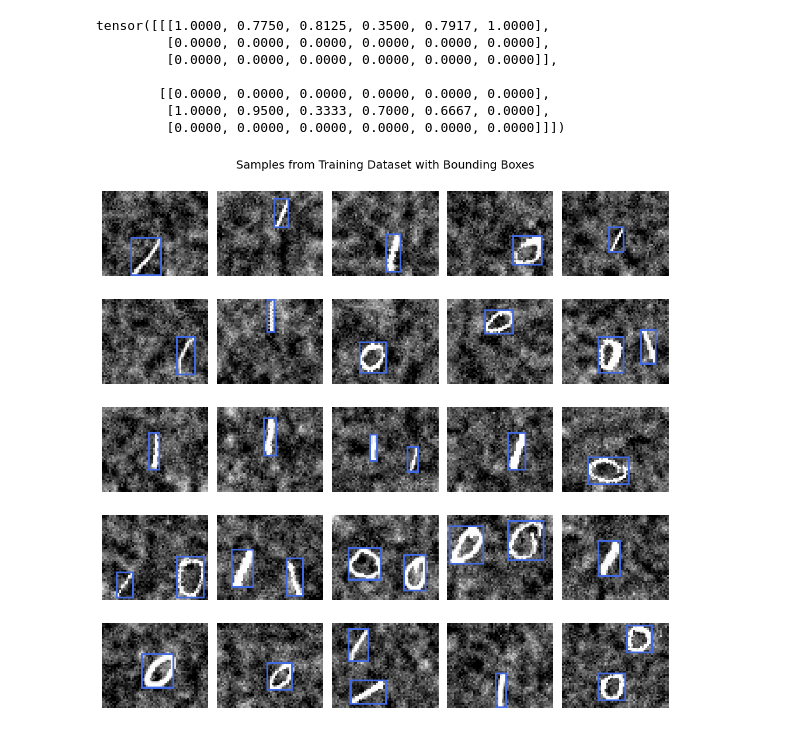
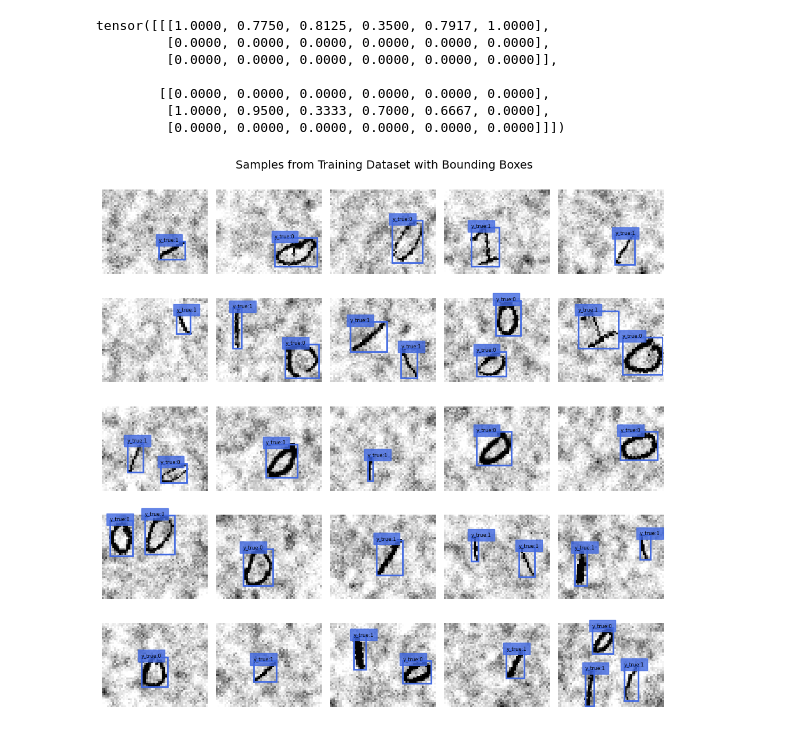
Before and after one commit to kuimetra/deep_learning, a Jupyter notebook: Project 2/main.ipynb, the cells around one changed output. Cells and saved outputs as stored; diff of their text form; code cells hidden in the pictures.

Commit message:
bounding boxes with labels above

```diff
--- a/Project 2/main.ipynb
+++ b/Project 2/main.ipynb
@@ -560,20 +561,25 @@ def get_bbox_in_grid(x, y, w, h, grid_row, grid_col, img_height=48, img_width=60
 # %%
 sample_indices = np.random.choice(len(detection_y_true_train), 25, replace=False)
 fig, axs = plt.subplots(5, 5, figsize=(10, 10))
 
 for ax, idx in zip(axs.ravel(), sample_indices):
-    img = (detection_img_train[idx] * 255).to(torch.uint8)
+    img = (detection_img_train[idx] * 255).to(torch.uint8).numpy().squeeze()
     for row, y_true_list in enumerate(detection_y_true_train[idx]):
         for col, (p_c, x, y, w, h, c) in enumerate(y_true_list):
             if p_c == 1:
-                bbox = get_bbox_in_grid(x, y, w, h, row, col)
-                img = draw_bounding_boxes(img, torch.tensor([bbox], dtype=torch.float), colors="royalblue", width=1)
+                x_min, y_min, x_max, y_max = get_bbox_in_grid(x, y, w, h, row, col)
+                # Rectangle expects the bottom left corner of the rectangle and its width and height
+                rect = Rectangle((x_min, y_min), x_max - x_min, y_max - y_min, linewidth=2, edgecolor="royalblue",
+                                 facecolor="none")
+                ax.add_patch(rect)
+                ax.text(x_min, y_min, f"y_true:{int(c)}", fontsize=6,
+                        bbox=dict(facecolor="royalblue", alpha=0.8, edgecolor="royalblue"))
 
-    ax.imshow(torchvision.transforms.functional.to_pil_image(img), cmap="Greys")
-    ax.axis('off')
+    ax.imshow(img, cmap="Greys")
+    ax.axis("off")
 
 fig.suptitle("Samples from Training Dataset with Bounding Boxes", fontsize=14)
 plt.tight_layout()
 plt.show()
 # %% [output]
-[figure, old version]
+[figure, new version]
```
Also changed, not shown: parts of 4 cells of this notebook.
